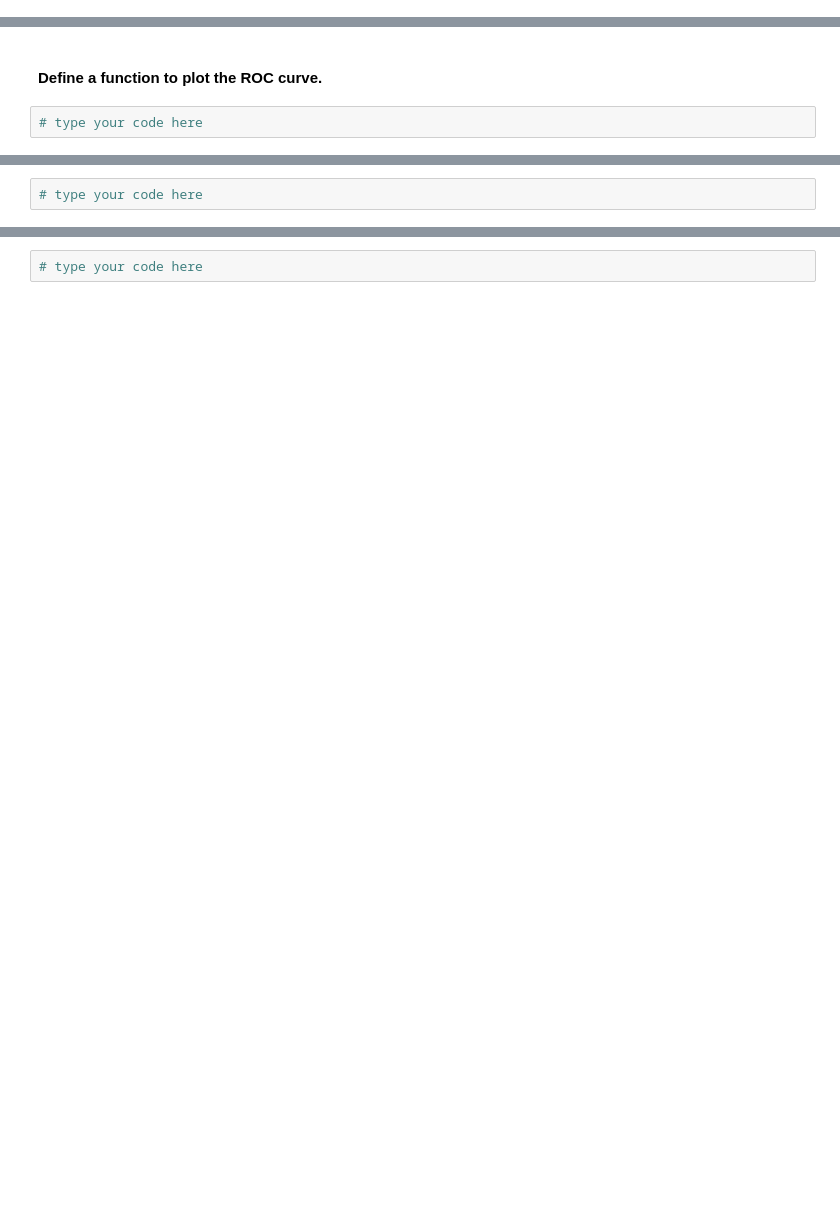
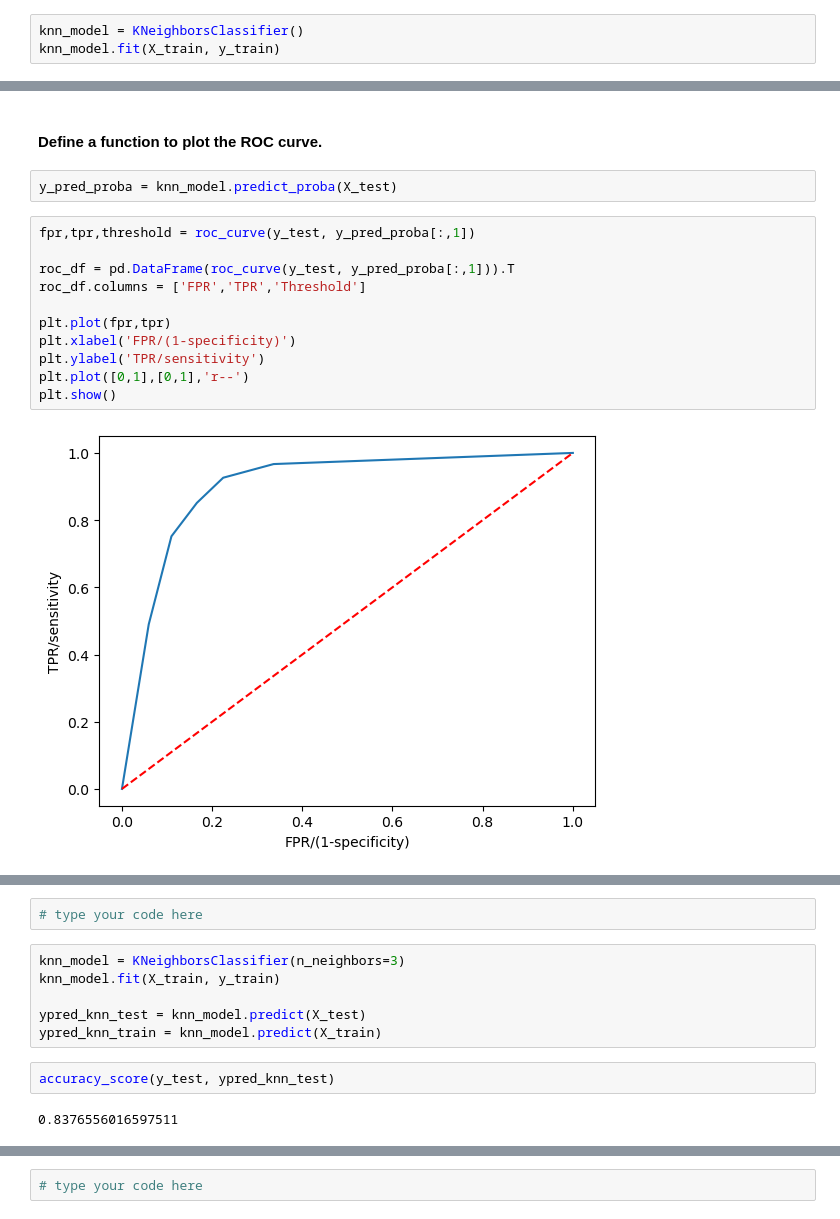
Before and after one commit to ajay-ajzkrish/learn_ml, a Jupyter notebook: SLC/inclass/Inclass_Day3/SLC_In_Class_Lab_Exercise_(Day_3)_Questions.ipynb, the cells around one changed output, grey strips where cells are left out. Drawn from its saved outputs; the diff is of its cells as text; blank space fills up the shorter version.

```diff
--- a/SLC/inclass/Inclass_Day3/SLC_In_Class_Lab_Exercise_(Day_3)_Questions.ipynb
+++ b/SLC/inclass/Inclass_Day3/SLC_In_Class_Lab_Exercise_(Day_3)_Questions.ipynb
@@ -326,0 +356,3 @@ Before applying classification techniques to predict whether the client subscrib
+# %%
+knn_model = KNeighborsClassifier()
+knn_model.fit(X_train, y_train)
@@ -346,7 +394,20 @@ Before applying classification techniques to predict whether the client subscrib
 # %% [markdown]
 #### Define a function to plot the ROC curve.
-# %%
-# type your code here
+# %%
+y_pred_proba = knn_model.predict_proba(X_test)
+# %%
+fpr,tpr,threshold = roc_curve(y_test, y_pred_proba[:,1])
+
+roc_df = pd.DataFrame(roc_curve(y_test, y_pred_proba[:,1])).T
+roc_df.columns = ['FPR','TPR','Threshold']
+
+plt.plot(fpr,tpr)
+plt.xlabel('FPR/(1-specificity)')
+plt.ylabel('TPR/sensitivity')
+plt.plot([0,1],[0,1],'r--')
+plt.show()
+# %% [output]
+[figure, added]
 # %% [markdown]
 <table align="left">
     <tr>
@@ -364,6 +425,16 @@ Before applying classification techniques to predict whether the client subscrib
 </table>
 # %%
 # type your code here
+# %%
+knn_model = KNeighborsClassifier(n_neighbors=3)
+knn_model.fit(X_train, y_train)
+
+ypred_knn_test = knn_model.predict(X_test)
+ypred_knn_train = knn_model.predict(X_train)
+# %%
+accuracy_score(y_test, ypred_knn_test)
+# %% [output]
+0.8376556016597511
 # %% [markdown]
 <table align="left">
     <tr>
```
Also changed, not shown: parts of 40 cells of this notebook, 15 other files.
